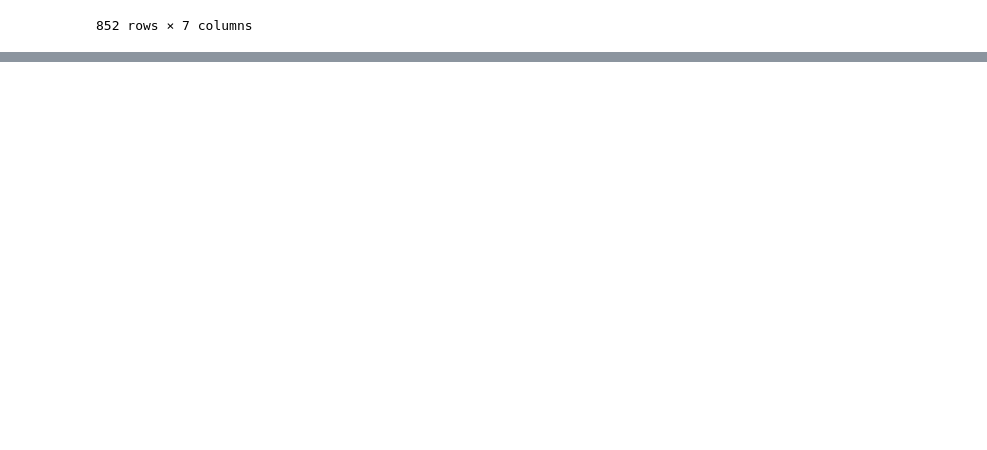
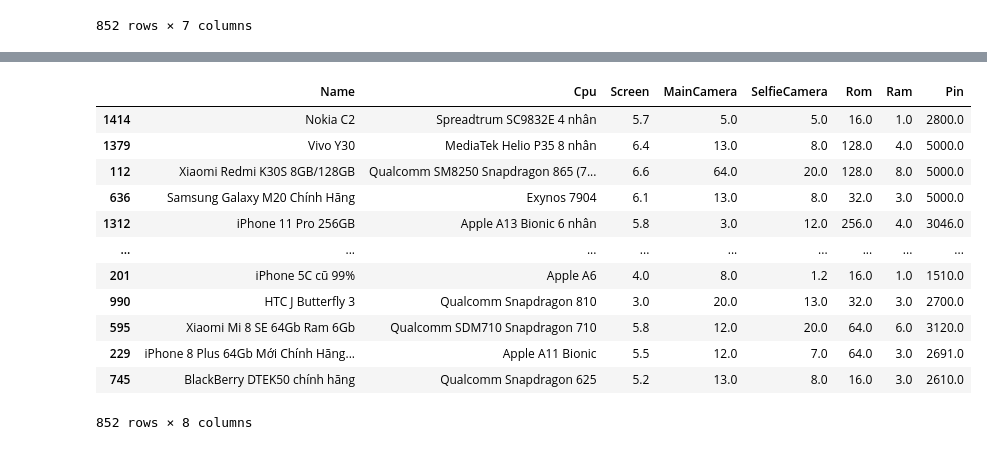
Before and after one commit to Truong1311/DataScienceProject, a Jupyter notebook: Sources/Tien Xu Ly va Mo Hinh Hoa.ipynb, the cells around one changed output, grey strips where cells are left out. Cells and saved outputs as stored; diff of their text form; code cells hidden in the pictures; blank space fills up the shorter version.

```diff
--- a/Sources/Tien Xu Ly va Mo Hinh Hoa.ipynb
+++ b/Sources/Tien Xu Ly va Mo Hinh Hoa.ipynb
@@ -200,7 +215,7 @@ class EncodingString(BaseEstimator, TransformerMixin):
     def fit(self,X_df,y =None):
         encode = []
         for col in self.cols:
-            encode.append((col,X_df[col].str.extract(r'([0-9][0-9]|[0-9][.,][0-9]|[0-9])', expand=False).str.replace(',','.')))
+            encode.append((col,X_df[col].str.extract(r'([0-9][0-9][0-9][0-9]|[0-9][0-9][0-9]|[0-9][0-9]|[0-9][.,][0-9]|[0-9])', expand=False).str.replace(',','.')))
         self.encode = dict(encode)
         return self
     def transform(self, X_df, y=None):
@@ -209,5 +224,20 @@ class EncodingString(BaseEstimator, TransformerMixin):
             df[col] = pd.Series(pd.to_numeric(self.encode[col]), index = df.index)
         return df
 # %%
-cols = ["Screen","MainCamera","SelfieCamera"]
+cols = ["Screen","MainCamera","SelfieCamera","Rom","Ram","Pin"]
 s = EncodingString(cols = cols)
+s.fit_transform(tr_X)
+# %% [output]
+|  | Name | Cpu | Screen | MainCamera | SelfieCamera | Rom | Ram | Pin |
+| 1414 | Nokia C2 | Spreadtrum SC9832E 4 nhân | 5.7 | 5.0 | 5.0 | 16.0 | 1.0 | 2800.0 |
+| 1379 | Vivo Y30 | MediaTek Helio P35 8 nhân | 6.4 | 13.0 | 8.0 | 128.0 | 4.0 | 5000.0 |
+| 112 | Xiaomi Redmi K30S 8GB/128GB | Qualcomm SM8250 Snapdragon 865 (7... | 6.6 | 64.0 | 20.0 | 128.0 | 8.0 | 5000.0 |
+| 636 | Samsung Galaxy M20 Chính Hãng | Exynos 7904 | 6.1 | 13.0 | 8.0 | 32.0 | 3.0 | 5000.0 |
+| 1312 | iPhone 11 Pro 256GB | Apple A13 Bionic 6 nhân | 5.8 | 3.0 | 12.0 | 256.0 | 4.0 | 3046.0 |
+| ... | ... | ... | ... | ... | ... | ... | ... | ... |
+| 201 | iPhone 5C cũ 99% | Apple A6 | 4.0 | 8.0 | 1.2 | 16.0 | 1.0 | 1510.0 |
+| 990 | HTC J Butterfly 3 | Qualcomm Snapdragon 810 | 3.0 | 20.0 | 13.0 | 32.0 | 3.0 | 2700.0 |
+| 595 | Xiaomi Mi 8 SE 64Gb Ram 6Gb | Qualcomm SDM710 Snapdragon 710 | 5.8 | 12.0 | 20.0 | 64.0 | 6.0 | 3120.0 |
+| 229 | iPhone 8 Plus 64Gb Mới Chính Hãng... | Apple A11 Bionic | 5.5 | 12.0 | 7.0 | 64.0 | 3.0 | 2691.0 |
+| 745 | BlackBerry DTEK50 chính hãng | Qualcomm Snapdragon 625 | 5.2 | 13.0 | 8.0 | 16.0 | 3.0 | 2610.0 |
+852 rows × 8 columns
```
Also changed, not shown: parts of 9 cells of this notebook, 1 other file.
